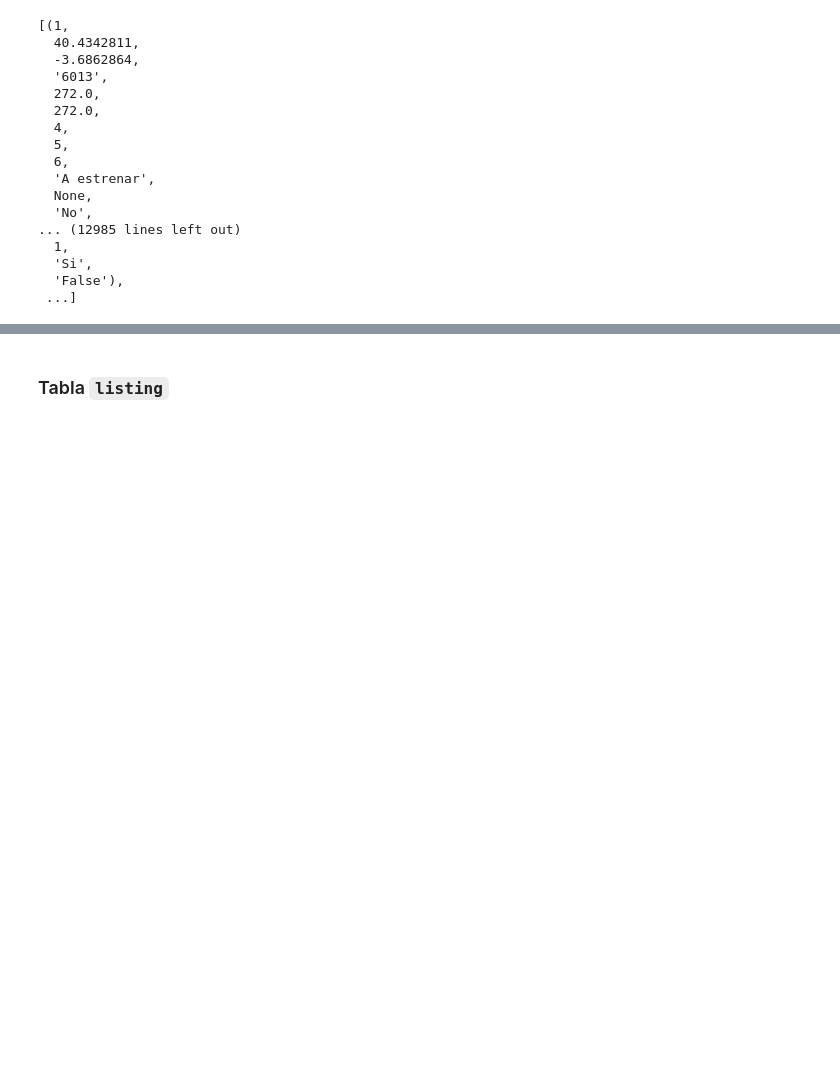
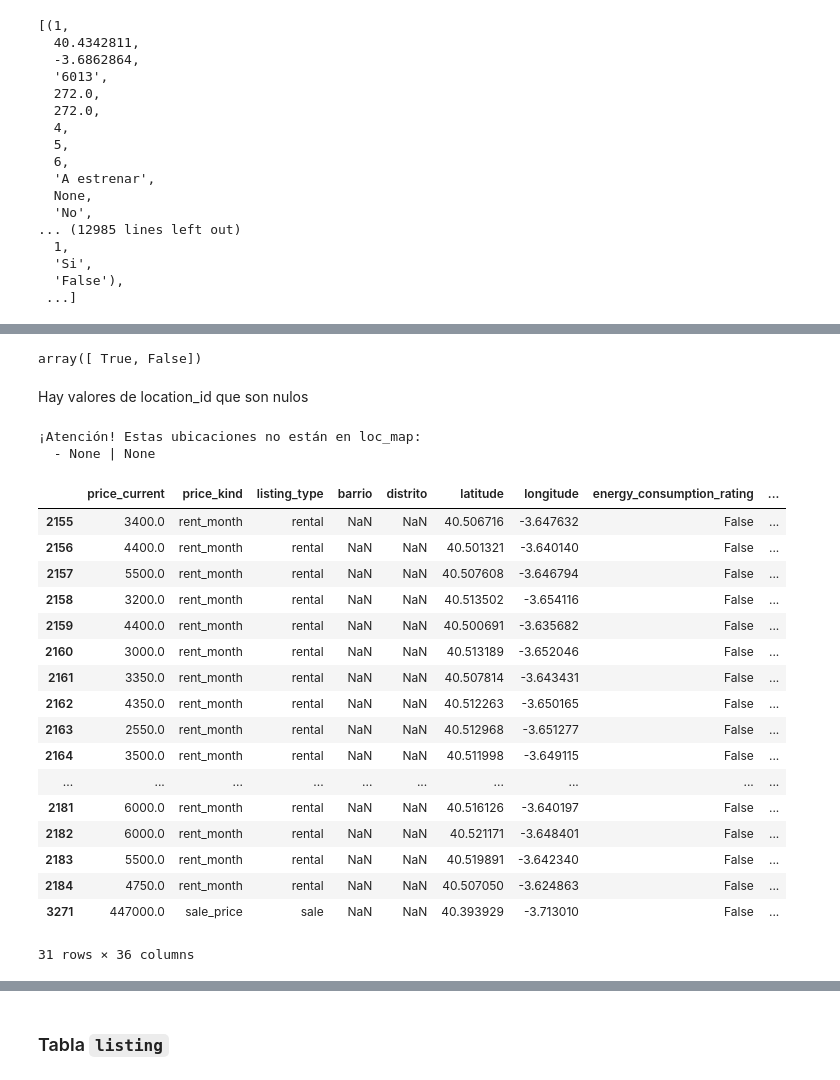
Before and after one commit to HFrutos/streamlit-house-price-prediction, a Jupyter notebook: sql/load.ipynb, the cells around one changed output, grey strips where cells are left out. Saved outputs shown, nothing was run; the diff lists cells and outputs as text; code cells hidden in the pictures; blank space fills up the shorter version.

```diff
--- a/sql/load.ipynb
+++ b/sql/load.ipynb
@@ -858,2 +891,6 @@ sql_property = """
+# %%
+df_sale["amueblado"].unique()
+# %% [output]
+array([ True, False])
 # %%
 cursor.executemany(sql_property, property_records)
@@ -859,0 +899,41 @@ cursor.executemany(sql_property, property_records)
+# %% [markdown]
+Hay valores de location_id que son nulos
+# %%
+# 0) Antes de construir records, comprueba si hay pares sin mapear
+unique_locs = set(zip(df_property.barrio, df_property.distrito))
+missing = [loc for loc in unique_locs if loc not in loc_map]
+if missing:
+    print("¡Atención! Estas ubicaciones no están en loc_map:")
+    for barrio, distrito in missing:
+        print("  -", barrio, "|", distrito)
+    # Aquí podrías:
+    #  a) Insertarlas en la BD y recargar loc_map
+    #  b) O descartarlas de df_property
+    # Ejemplo (b):
+    df_property = df_property[~df_property.apply(
+        lambda r: (r.barrio, r.distrito) in missing, axis=1
+    )].copy()
+# %% [output]
+¡Atención! Estas ubicaciones no están en loc_map:
+  - None | None
+# %%
+df[df["barrio"].isna() | df["distrito"].isna()]
+# %% [output]
+|  | price_current | price_kind | listing_type | barrio | distrito | latitude | longitude | energy_consumption_rating | ... |
+| 2155 | 3400.0 | rent_month | rental | NaN | NaN | 40.506716 | -3.647632 | False | ... |
+| 2156 | 4400.0 | rent_month | rental | NaN | NaN | 40.501321 | -3.640140 | False | ... |
+| 2157 | 5500.0 | rent_month | rental | NaN | NaN | 40.507608 | -3.646794 | False | ... |
+| 2158 | 3200.0 | rent_month | rental | NaN | NaN | 40.513502 | -3.654116 | False | ... |
+| 2159 | 4400.0 | rent_month | rental | NaN | NaN | 40.500691 | -3.635682 | False | ... |
+| 2160 | 3000.0 | rent_month | rental | NaN | NaN | 40.513189 | -3.652046 | False | ... |
+| 2161 | 3350.0 | rent_month | rental | NaN | NaN | 40.507814 | -3.643431 | False | ... |
+| 2162 | 4350.0 | rent_month | rental | NaN | NaN | 40.512263 | -3.650165 | False | ... |
+| 2163 | 2550.0 | rent_month | rental | NaN | NaN | 40.512968 | -3.651277 | False | ... |
+| 2164 | 3500.0 | rent_month | rental | NaN | NaN | 40.511998 | -3.649115 | False | ... |
+| ... | ... | ... | ... | ... | ... | ... | ... | ... | ... |
+| 2181 | 6000.0 | rent_month | rental | NaN | NaN | 40.516126 | -3.640197 | False | ... |
+| 2182 | 6000.0 | rent_month | rental | NaN | NaN | 40.521171 | -3.648401 | False | ... |
+| 2183 | 5500.0 | rent_month | rental | NaN | NaN | 40.519891 | -3.642340 | False | ... |
+| 2184 | 4750.0 | rent_month | rental | NaN | NaN | 40.507050 | -3.624863 | False | ... |
+| 3271 | 447000.0 | sale_price | sale | NaN | NaN | 40.393929 | -3.713010 | False | ... |
+31 rows × 36 columns
```
Also changed, not shown: parts of 46 cells of this notebook, 1 other file.
